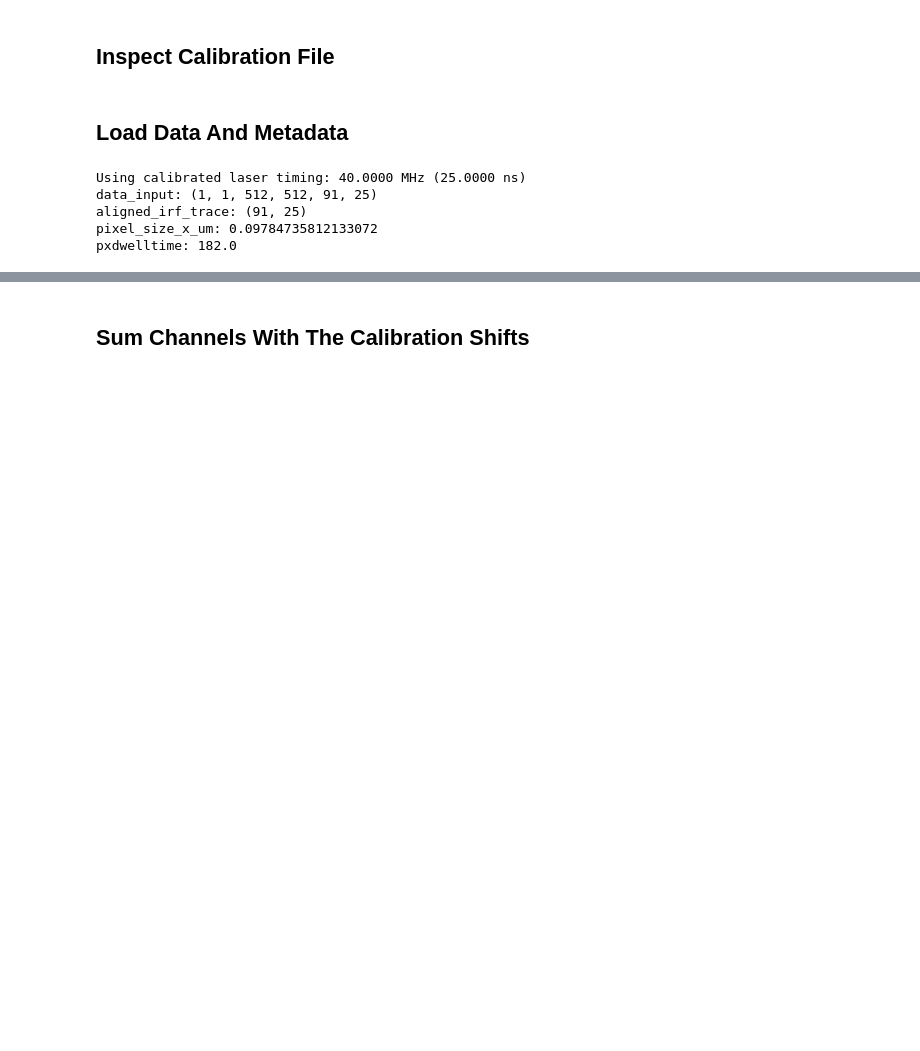
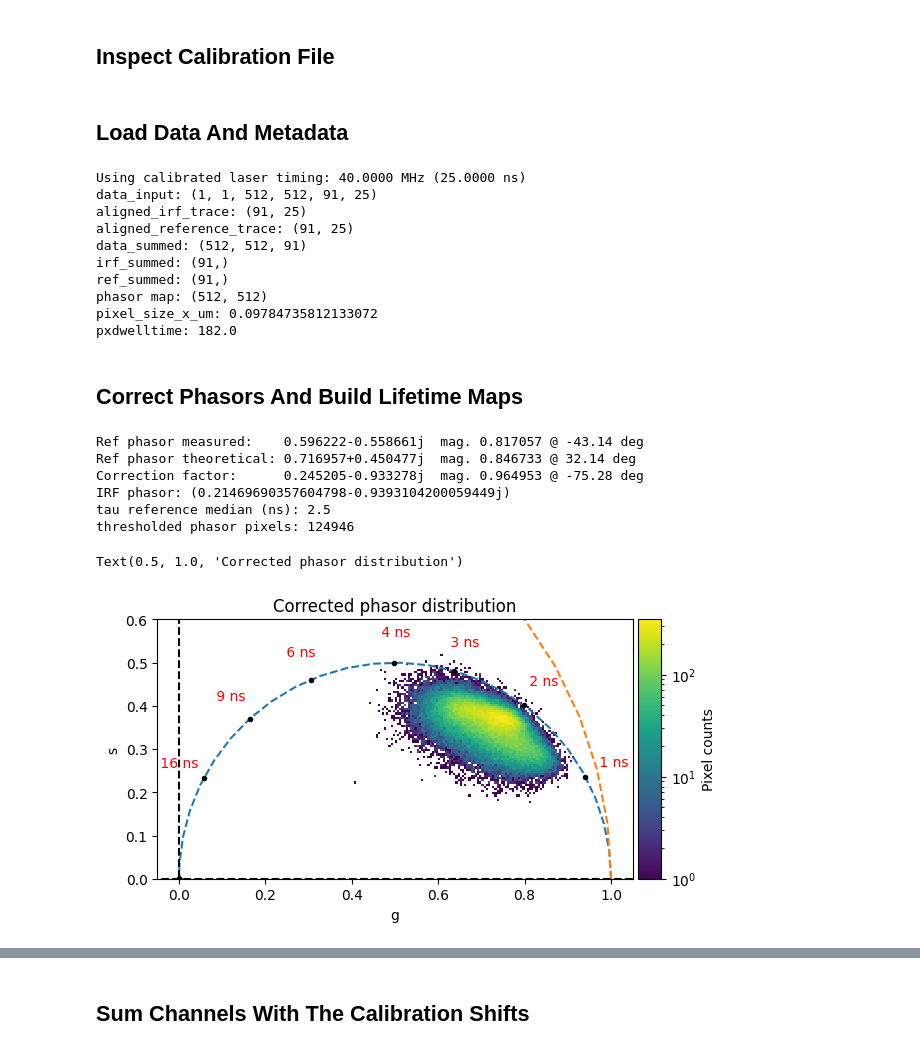
Before and after one commit to VicidominiLab/BrightEyes, a Jupyter notebook: examples/imaging/flism/CLSM_Fit.ipynb, the cells around one changed output, grey strips where cells are left out. Cells and saved outputs as stored; diff of their text form; code cells hidden in the pictures; blank space fills up the shorter version.

```diff
--- a/examples/imaging/flism/Convallaria Fit 05052025.ipynb
+++ b/examples/imaging/flism/CLSM_Fit.ipynb
@@ -53,7 +130,7 @@ h5_schema_version = assert_h5_schema_version(DATA_CALIBRATE)
 # %% [markdown]
 ## Load Data And Metadata
 # %%
-with h5py.File(DATA_CALIBRATE, "r") as hf:
+with h5py.File(FILE_WITH_CALIBRATION, "r") as hf:
     calibration = hf["calibration/results/spad"]
     metadata = hf["raw/metadata"].attrs
 
@@ -65,20 +142,96 @@ with h5py.File(DATA_CALIBRATE, "r") as hf:
 
     data_input = hf["raw/spad"][:]
     aligned_irf_trace = calibration["aligned/irf_trace"][:]
+    aligned_reference_trace = calibration["aligned/reference_trace"][:]
 
     data_summed = load_default_output_spad(hf, selection=np.s_[0, 0, ...])
     irf_summed = load_default_irf(hf)
+    ref_summed = load_default_ref(hf)
 
 t = np.arange(nbin, dtype=float) * laser_period_ns / nbin
+
+h5_dataset_phasor_pix = flim.calculate_phasor(data_summed, harmonic=1)
+irf_phasor = flim.calculate_phasor(irf_summed, threshold=0, harmonic=1)
+ref_phasor = flim.calculate_phasor(ref_summed, threshold=0, harmonic=1)
 
 print(f"Using calibrated laser timing: {laser_frequency_mhz:.4f} MHz ({laser_period_ns:.4f} ns)")
 print("data_input:", data_input.shape)
 print("aligned_irf_trace:", aligned_irf_trace.shape)
+print("aligned_reference_trace:", aligned_reference_trace.shape)
+print("data_summed:", data_summed.shape)
+print("irf_summed:", irf_summed.shape)
+print("ref_summed:", ref_summed.shape)
+print("phasor map:", h5_dataset_phasor_pix.shape)
 print("pixel_size_x_um:", pixel_size_x_um)
 print("pxdwelltime:", pxdwelltime)
 # %% [output]
 Using calibrated laser timing: 40.0000 MHz (25.0000 ns)
 data_input: (1, 1, 512, 512, 91, 25)
 aligned_irf_trace: (91, 25)
+aligned_reference_trace: (91, 25)
+data_summed: (512, 512, 91)
+irf_summed: (91,)
+ref_summed: (91,)
+phasor map: (512, 512)
 pixel_size_x_um: 0.09784735812133072
 pxdwelltime: 182.0
+# %% [markdown]
+## Correct Phasors And Build Lifetime Maps
+# %%
+intensity_map = data_summed.sum(axis=-1)
+
+with h5py.File(FILE_WITH_CALIBRATION, "r") as hf:
+    calibration = hf["calibration/results/spad"]
+    tau_reference_ns = calibration["fit/tau_reference_ns"][:]
+
+tau_reference_ns_median = float(np.median(tau_reference_ns))
+
+if REFERENCE_TYPE == "ref":
+    # Theoretical monoexponential reference phasor.
+    omega = 2 * np.pi * laser_frequency_mhz * 1e6
+    tau_ref_s = tau_reference_ns_median * 1e-9
+    ref_phasor_theoretical = 1.0 / (1.0 - 1j * omega * tau_ref_s)
+    correction = ref_phasor / ref_phasor_theoretical
+
+    print(f"Ref phasor measured:    {ref_phasor:.6f}  mag. {np.abs(ref_phasor):.6f} @ {np.angle(ref_phasor, deg=True):.2f} deg")
+    print(f"Ref phasor theoretical: {ref_phasor_theoretical:.6f}  mag. {np.abs(ref_phasor_theoretical):.6f} @ {np.angle(ref_phasor_theoretical, deg=True):.2f} deg")
+else:
+    correction = irf_phasor
+
+print(f"Correction factor:      {correction:.6f}  mag. {np.abs(correction):.6f} @ {np.angle(correction, deg=True):.2f} deg")
+
+phasor_map = h5_dataset_phasor_pix / correction
+tau_m_map = flim.calculate_tau_m(phasor_map, dfd_freq=laser_frequency_mhz * 1e6) * 1e9
+tau_phi_map = flim.calculate_tau_phi(phasor_map, dfd_freq=laser_frequency_mhz * 1e6) * 1e9
+lifetime_map = tau_m_map
+
+thresholded_phasor_map = flim.threshold_phasor(intensity_map, phasor_map, THRESHOLD)
+thresholded_intensity_map = flim.threshold_intensity(intensity_map, THRESHOLD)
+thresholded_tau_map, _, phasor_lifetime_mask = graph.threshold_lifetime_map(
+    lifetime_map,
+    intensity=intensity_map,
+    threshold=THRESHOLD,
+)
+
+print("IRF phasor:", irf_phasor)
+print("tau reference median (ns):", tau_reference_ns_median)
+print("thresholded phasor pixels:", thresholded_tau_map.size)
+# %% [output]
+Ref phasor measured:    0.596222-0.558661j  mag. 0.817057 @ -43.14 deg
+Ref phasor theoretical: 0.716957+0.450477j  mag. 0.846733 @ 32.14 deg
+Correction factor:      0.245205-0.933278j  mag. 0.964953 @ -75.28 deg
+IRF phasor: (0.21469690357604798-0.9393104200059449j)
+tau reference median (ns): 2.5
+thresholded phasor pixels: 124946
+# %%
+fig, ax = flim.plot_phasor(
+    thresholded_phasor_map,
+    quadrant="first",
+    bins_2dplot=400,
+    cmap="viridis",
+    dfd_freq=laser_frequency_mhz * 1e6,
+)
+ax.set_title("Corrected phasor distribution")
+# %% [output]
+Text(0.5, 1.0, 'Corrected phasor distribution')
+[figure, added]
```
Also changed, not shown: parts of 16 cells of this notebook, 31 other files.
